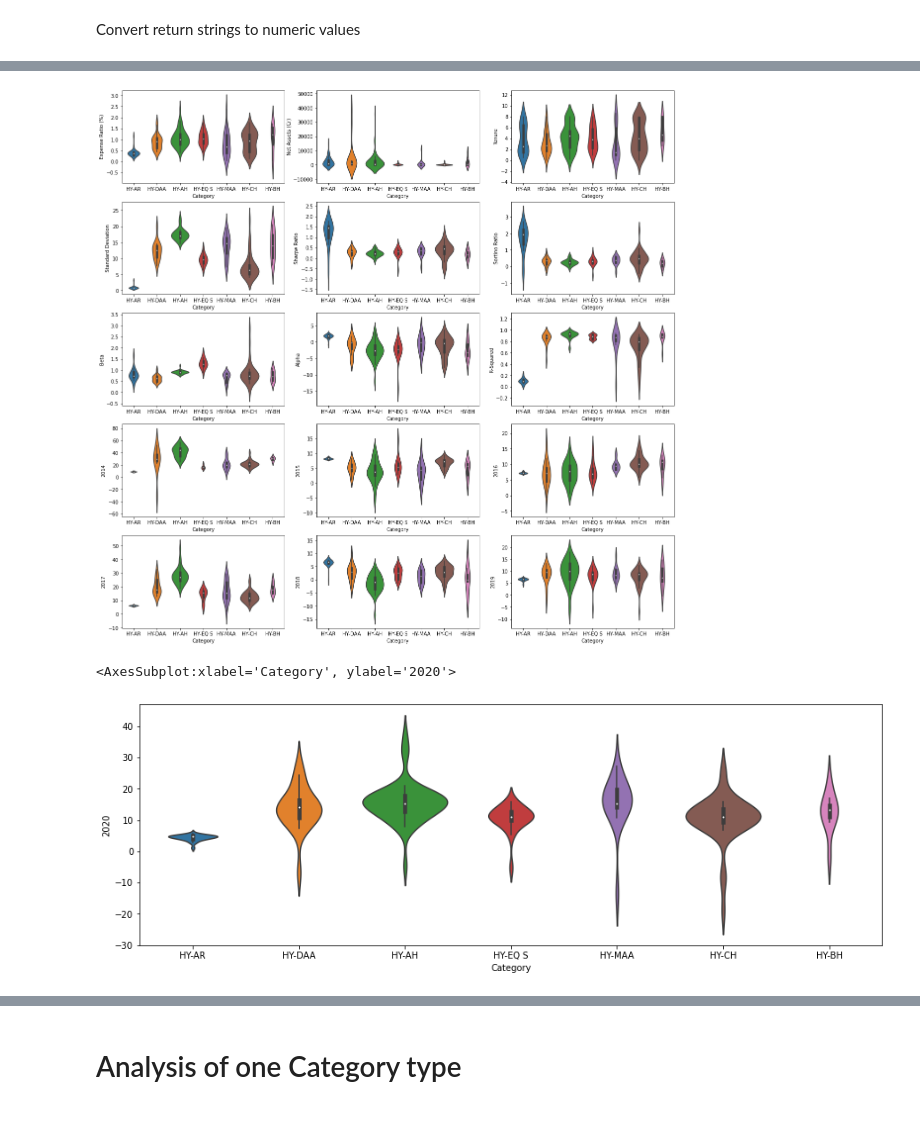
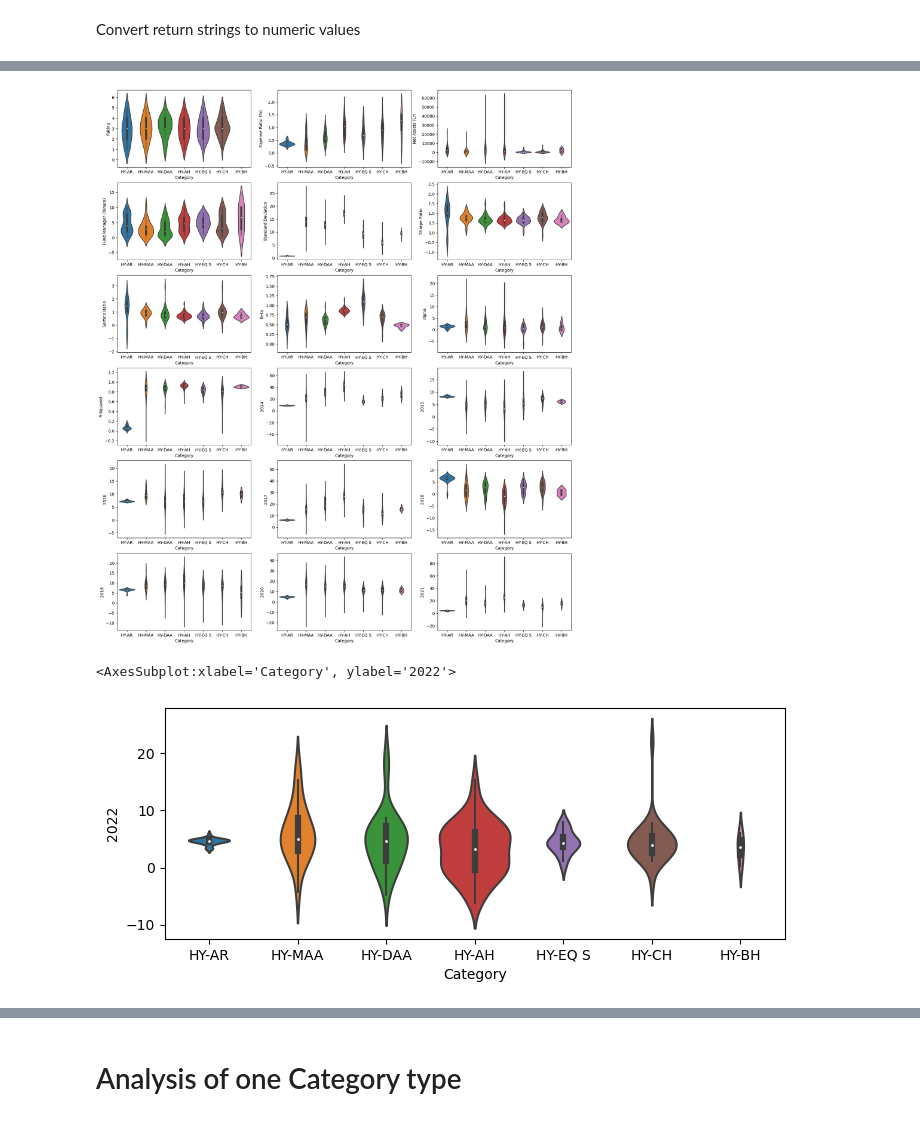
Before and after one commit to dsanr/Mutual-Funds-Analysis, a Jupyter notebook: mf-hybrid.ipynb, the cells around one changed output, grey strips where cells are left out. Drawn from its saved outputs; the diff is of its cells as text; code cells hidden in the pictures.

```diff
--- a/mf-hybrid.ipynb
+++ b/mf-hybrid.ipynb
@@ -49,7 +49,11 @@ Convert return strings to numeric values
 # %%
 all_hybrid['Rating'] = all_hybrid['Rating'].apply(pd.to_numeric, errors='coerce')
 # %%
-all_hybrid.iloc[:, 3:] = all_hybrid.iloc[:, 3:].apply(pd.to_numeric, errors='coerce')
+all_hybrid.iloc[:, 2:3] = all_hybrid.iloc[:, 2:3].apply(pd.to_numeric, errors='coerce')
+# %%
+all_hybrid.iloc[:, 4:6] = all_hybrid.iloc[:, 4:6].apply(pd.to_numeric, errors='coerce')
+# %%
+all_hybrid.iloc[:, 9:] = all_hybrid.iloc[:, 9:].apply(pd.to_numeric, errors='coerce')
 # %%
 all_hybrid
 # %% [output]
@@ -117,15 +136,17 @@ all_hybrid.groupby('Category').count()
+# %%
+num_columns = all_hybrid.select_dtypes('number').columns.to_list()
 # %%
-fig, axes = plt.subplots(5,3,figsize=(20,20))
+fig, axes = plt.subplots(6,3,figsize=(20,24))
 for i, ax in enumerate(axes.ravel()):
-    sns.violinplot(data=all_hybrid, x='Category', y=all_hybrid.iloc[:, i+3], scale='count', ax=ax)
+    sns.violinplot(data=all_hybrid, x='Category', y=all_hybrid.loc[:, num_columns[i]], ax=ax)
 # %% [output]
-[figure, old version]
+[figure, new version]
 # %%
-plt.figure(figsize=(15,5))
-sns.violinplot(data=all_hybrid, x='Category', y=2020, scale='count',)
+plt.figure(figsize=(8,3))
+sns.violinplot(data=all_hybrid, x='Category', y=2022, scale='count')
 # %% [output]
-<AxesSubplot:xlabel='Category', ylabel='2020'>
+<AxesSubplot:xlabel='Category', ylabel='2022'>
-[figure, old version]
+[figure, new version]
 # %%
 all_hybrid.groupby('Category').mean()
 # %% [output]
```
Also changed, not shown: parts of 55 cells of this notebook, 3 other files.
